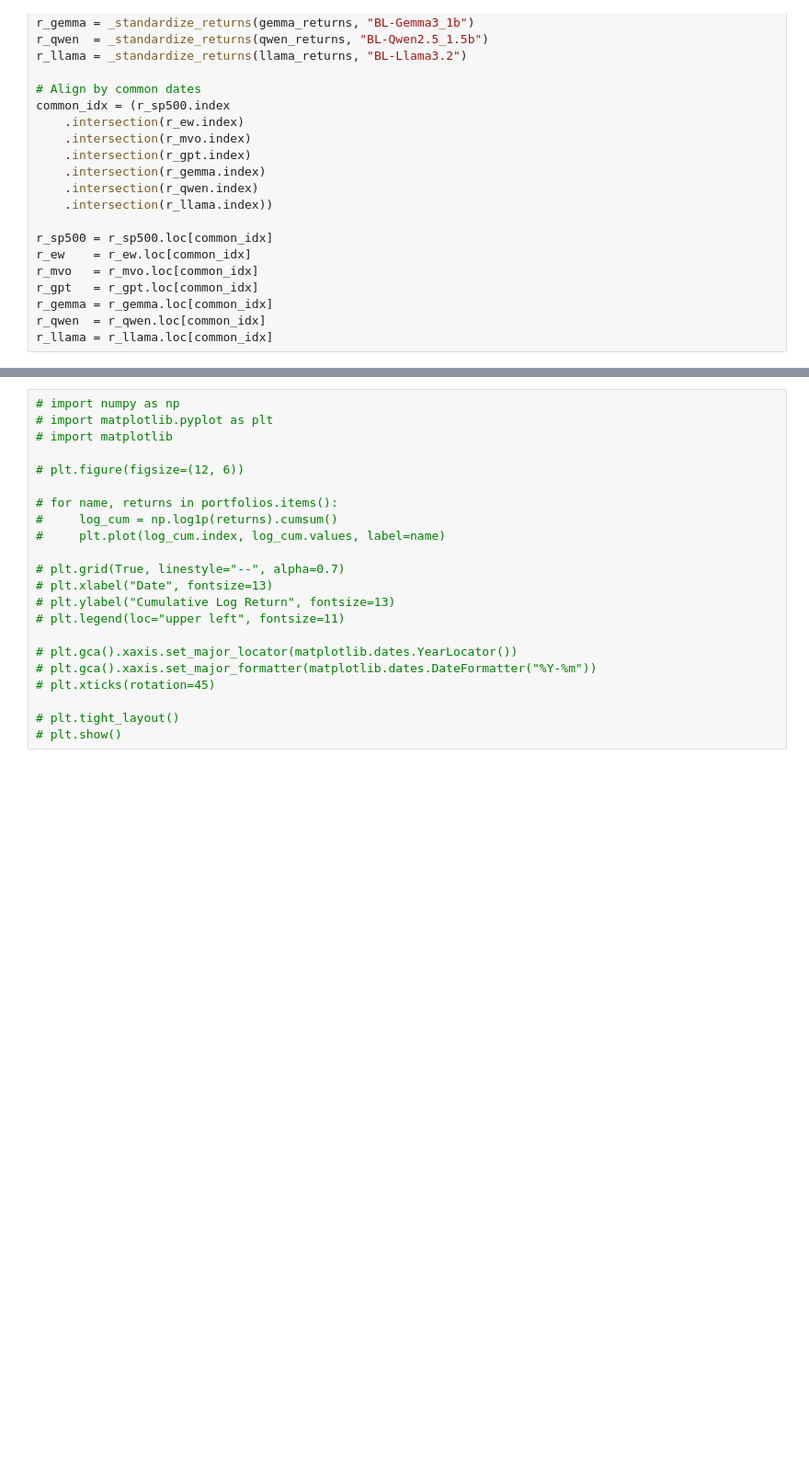
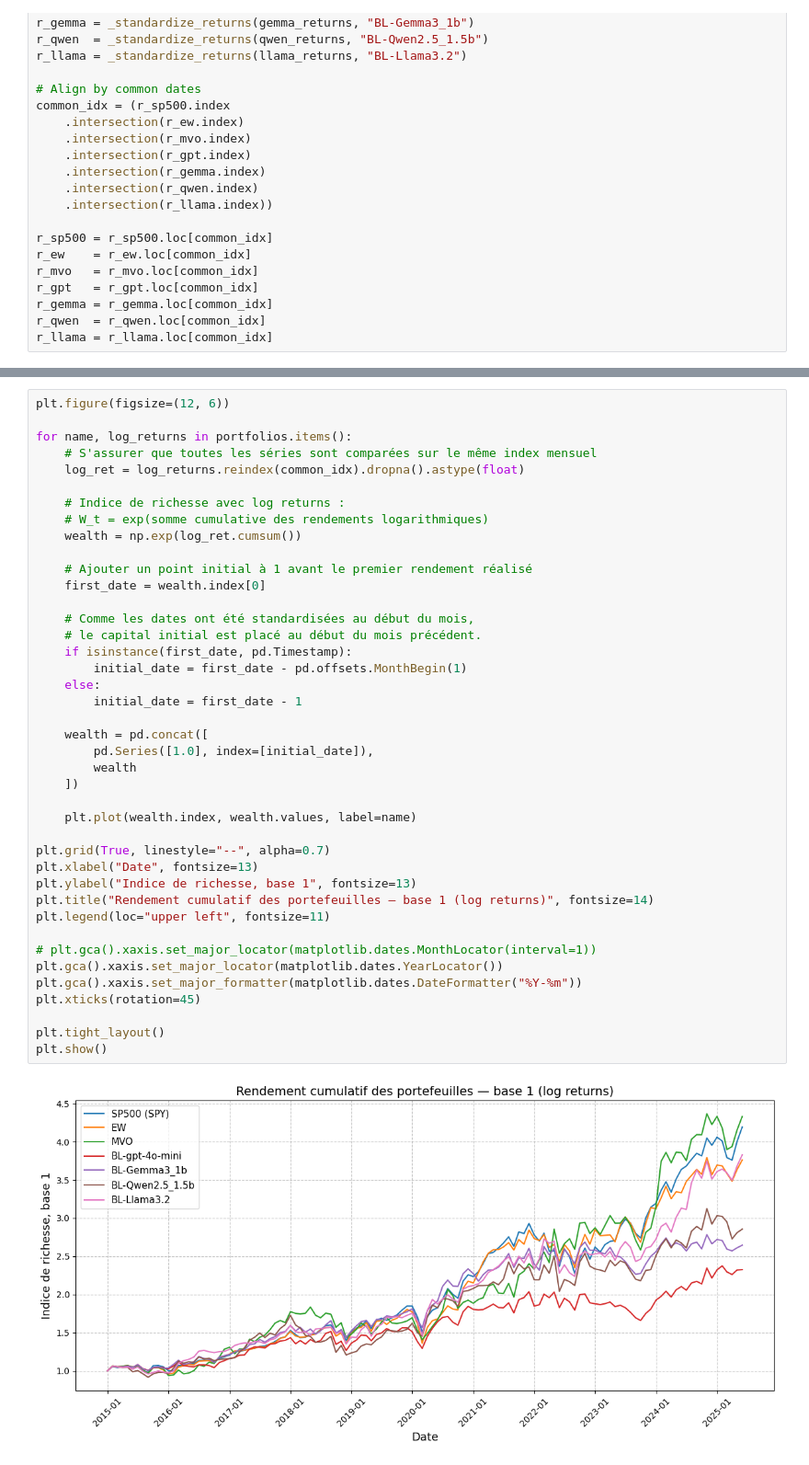
Before and after one commit to Alexis-Perron/ESSAI-BLM-LLM, a Jupyter notebook: pf_perf_evaluation.ipynb, the cells around one changed output, grey strips where cells are left out. Shown at 92% size. Cells and saved outputs as stored; diff of their text form; blank space fills up the shorter version.

```diff
--- a/pf_perf_evaluation.ipynb
+++ b/pf_perf_evaluation.ipynb
@@ -749,22 +781,43 @@ plt.show()
 # %%
-# import numpy as np
-# import matplotlib.pyplot as plt
-# import matplotlib
+plt.figure(figsize=(12, 6))
 
-# plt.figure(figsize=(12, 6))
+for name, log_returns in portfolios.items():
+    # S'assurer que toutes les séries sont comparées sur le même index mensuel
+    log_ret = log_returns.reindex(common_idx).dropna().astype(float)
 
-# for name, returns in portfolios.items():
-#     log_cum = np.log1p(returns).cumsum()
-#     plt.plot(log_cum.index, log_cum.values, label=name)
+    # Indice de richesse avec log returns :
+    # W_t = exp(somme cumulative des rendements logarithmiques)
+    wealth = np.exp(log_ret.cumsum())
 
-# plt.grid(True, linestyle="--", alpha=0.7)
-# plt.xlabel("Date", fontsize=13)
-# plt.ylabel("Cumulative Log Return", fontsize=13)
-# plt.legend(loc="upper left", fontsize=11)
+    # Ajouter un point initial à 1 avant le premier rendement réalisé
+    first_date = wealth.index[0]
 
-# plt.gca().xaxis.set_major_locator(matplotlib.dates.YearLocator())
-# plt.gca().xaxis.set_major_formatter(matplotlib.dates.DateFormatter("%Y-%m"))
-# plt.xticks(rotation=45)
+    # Comme les dates ont été standardisées au début du mois,
+    # le capital initial est placé au début du mois précédent.
+    if isinstance(first_date, pd.Timestamp):
+        initial_date = first_date - pd.offsets.MonthBegin(1)
+    else:
+        initial_date = first_date - 1
 
-# plt.tight_layout()
-# plt.show()
+    wealth = pd.concat([
+        pd.Series([1.0], index=[initial_date]),
+        wealth
+    ])
+
+    plt.plot(wealth.index, wealth.values, label=name)
+
+plt.grid(True, linestyle="--", alpha=0.7)
+plt.xlabel("Date", fontsize=13)
+plt.ylabel("Indice de richesse, base 1", fontsize=13)
+plt.title("Rendement cumulatif des portefeuilles — base 1 (log returns)", fontsize=14)
+plt.legend(loc="upper left", fontsize=11)
+
+# plt.gca().xaxis.set_major_locator(matplotlib.dates.MonthLocator(interval=1))
+plt.gca().xaxis.set_major_locator(matplotlib.dates.YearLocator())
+plt.gca().xaxis.set_major_formatter(matplotlib.dates.DateFormatter("%Y-%m"))
+plt.xticks(rotation=45)
+
+plt.tight_layout()
+plt.show()
+# %% [output]
+[figure, added]
```
Also changed, not shown: parts of 5 cells of this notebook, 6 other files.
